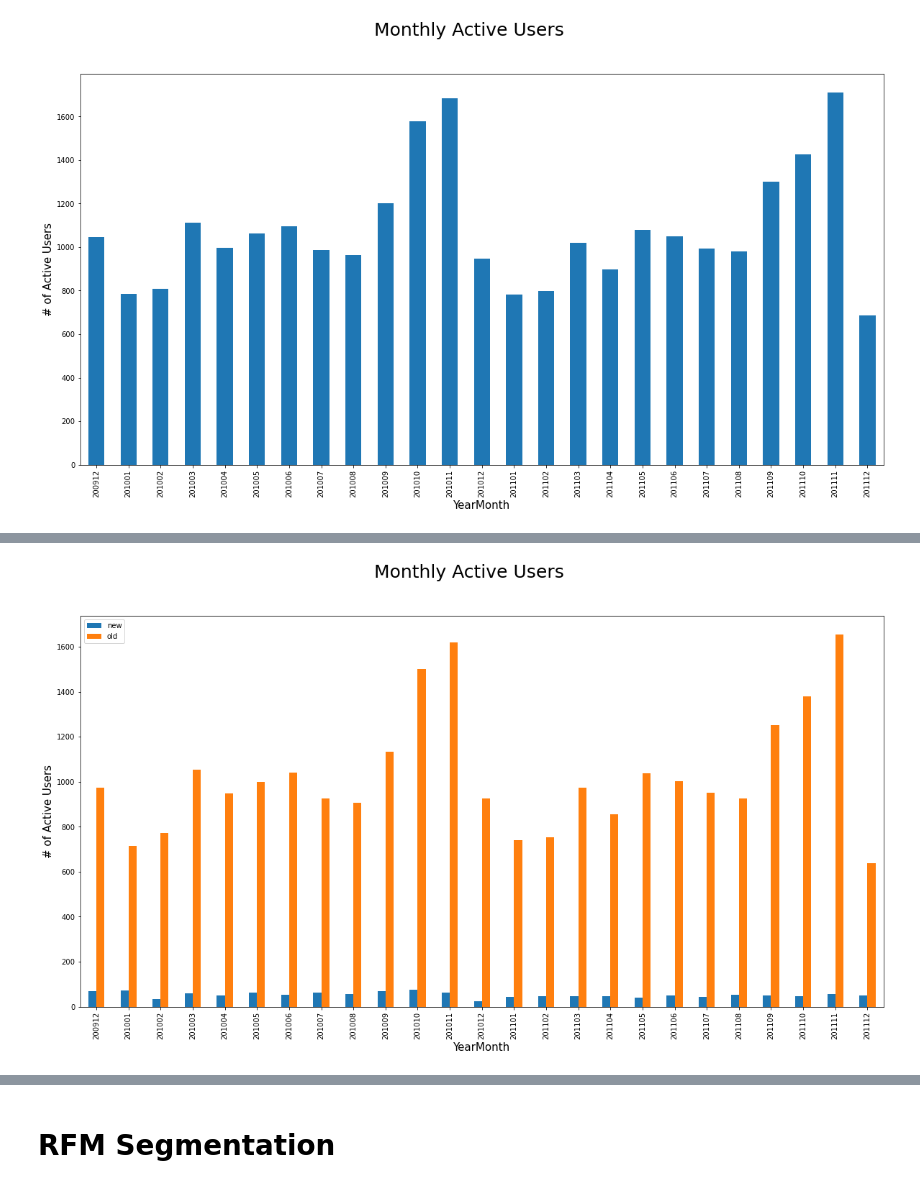
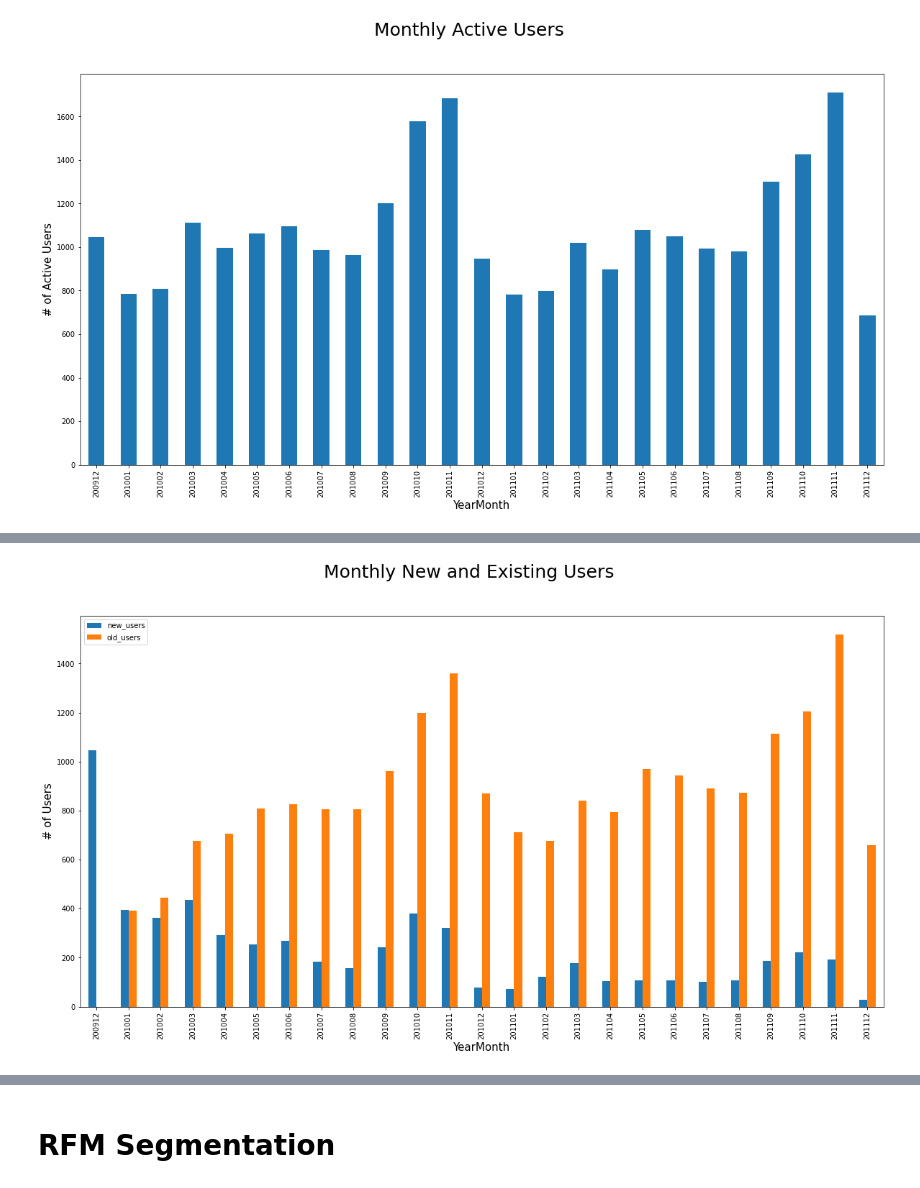
Before and after one commit to jarviscanada/jarvis_data_eng_AndresOsorio, a Jupyter notebook: python_data_wrangling/retail_data_analytics_wrangling.ipynb, the cells around one changed output, grey strips where cells are left out. Cells and saved outputs as stored; diff of their text form; code cells hidden in the pictures.

Commit message:
wrangling: new/existing users

```diff
--- a/python_data_wrangling/retail_data_analytics_wrangling.ipynb
+++ b/python_data_wrangling/retail_data_analytics_wrangling.ipynb
@@ -456,0 +443,4 @@ gr = df.groupby('A')
+# %%
+old_users = pd.DataFrame(list(s3), columns = ['dates', 'customer_id'])
+old_users.columns = ['dates', 'old_users']
+old_users.head()
@@ -456,0 +456,3 @@ gr = df.groupby('A')
+# %%
+new_users_count = new_users.groupby('dates').count()
+new_users_count
@@ -456,0 +478,3 @@ gr = df.groupby('A')
+# %%
+old_users_count = old_users.groupby('dates').count()
+old_users_count
@@ -456,0 +500,3 @@ gr = df.groupby('A')
+# %%
+new_old_users_count = pd.merge(new_users_count, old_users_count, on = 'dates')
+new_old_users_count
@@ -457,10 +522,10 @@ gr = df.groupby('A')
 # %%
-ax = new_old_total.plot.bar(x = 'dates', y = ['new', 'old'], figsize = (20, 10));
+ax = new_old_users_count.plot.bar(y = ['new_users', 'old_users'], figsize = (20, 10));
 ax.set_xlabel('YearMonth', fontsize = 15);
-ax.set_ylabel('# of Active Users', fontsize = 15);
-plt.suptitle('Monthly Active Users', fontsize = 25);
+ax.set_ylabel('# of Users', fontsize = 15);
+plt.suptitle('Monthly New and Existing Users', fontsize = 25);
 # %% [output]
-[figure, old version]
+[figure, new version]
 # %% [markdown]
 ## Finding RFM
 
```
Also changed, not shown: parts of 30 cells of this notebook.
